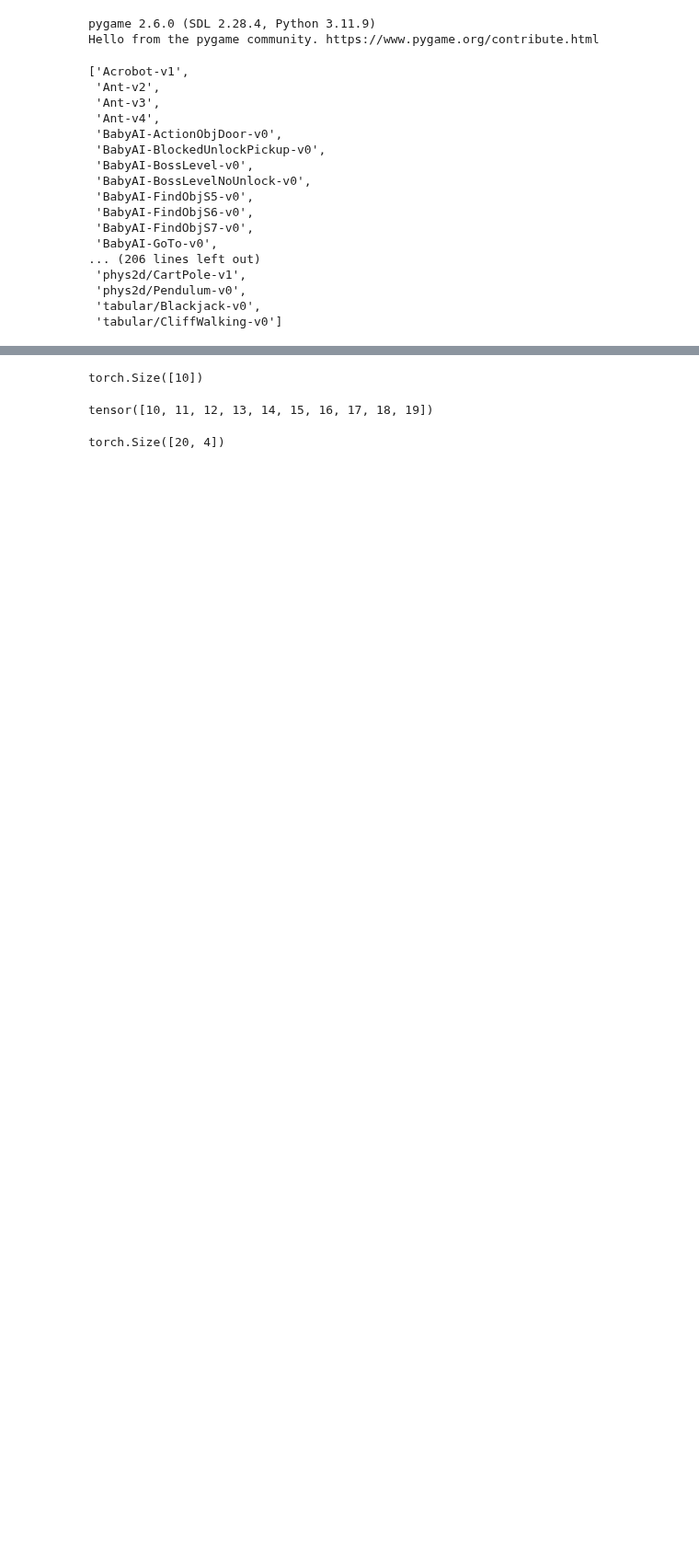
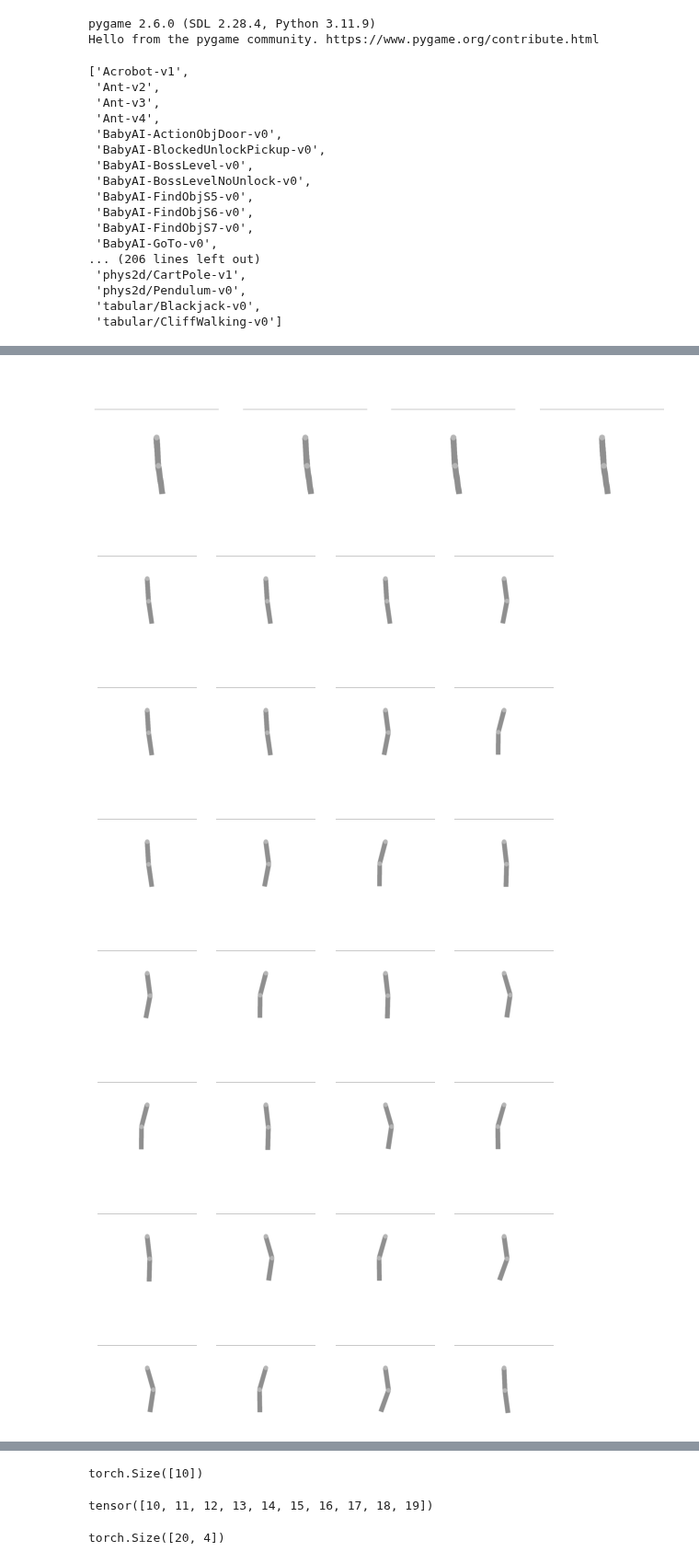
Before and after one commit to ZosoV/final_project, a Jupyter notebook: sandbox_notebook.ipynb, the cells around one changed output, grey strips where cells are left out. Shown at 92% size. Cells and saved outputs as stored; diff of their text form; code cells hidden in the pictures; blank space fills up the shorter version.

```diff
--- a/sandbox_notebook.ipynb
+++ b/sandbox_notebook.ipynb
@@ -176,18 +219,33 @@ from torchrl.envs import (
     ToTensorImage,
     TransformedEnv,
     VecNorm,
+    ObservationNorm
 )
+
+import numpy as np
+np.float_ = np.float64
+
 
 def make_env(env_name="CartPole-v1", frame_skip = 4,
              device="cpu", seed = 0, is_test=False):
 
-    env = GymEnv(
-        env_name,
-        frame_skip=frame_skip,
-        from_pixels=True,
-        pixels_only=False,
-        device=device,
-    )
+    if env_name == "CarRacing-v2":
+        env = GymEnv(
+            env_name,
+            frame_skip=frame_skip,
+            from_pixels=True,
+            pixels_only=False,
+            device=device,
+            continuous=False
+        )
+    else:
+        env = GymEnv(
+            env_name,
+            frame_skip=frame_skip,
+            from_pixels=True,
+            pixels_only=True,
+            device=device        )
+
     env = TransformedEnv(env)
     # env.append_transform(NoopResetEnv(noops=30, random=True)) # NOTE: Cartpole with no noops will fall into reset in the begining
                                                                 # I could use an small noop reset to avoid this, but I think is not necesary
@@ -197,12 +255,12 @@ def make_env(env_name="CartPole-v1", frame_skip = 4,
         env.append_transform(SignTransform(in_keys=["reward"])) #NOTE: cartpole has no negative rewards
     env.append_transform(ToTensorImage())
     env.append_transform(GrayScale())
-    env.append_transform(Resize(84, 84))
+    # env.append_transform(Resize(84, 84))
     env.append_transform(CatFrames(N=4, dim=-3))
     env.append_transform(RewardSum())
     env.append_transform(StepCounter()) # NOTE: Cartpole-v1 has a max of 500 steps
     env.append_transform(DoubleToFloat())
-    env.append_transform(VecNorm(in_keys=["pixels"]))
+    # env.append_transform(VecNorm(in_keys=["pixels"]))
     env.set_seed(seed)
 
     # NOTE: a rollout will be take a trajectory of frames and group the frames by N=4 sequentially
@@ -274,3 +353,23 @@ TensorDict(
     batch_size=torch.Size([10]),
     device=None,
     is_shared=False)
+# %%
+# Plot the first 4 frames of the first rollout
+import matplotlib.pyplot as plt
+plt.figure(figsize=(12, 12))
+
+for j in range(10):
+    for i in range(4):
+        plt.subplot(1, 4, i+1)
+        plt.imshow(data["pixels"][j, i].cpu().numpy(), cmap="gray")
+        plt.axis("off")
+    plt.show()
+# %% [output]
+[figure, added]
+[figure, added]
+[figure, added]
+[figure, added]
+[figure, added]
+[figure, added]
+[figure, added]
+[figure, added]
```
Also changed, not shown: parts of 10 cells of this notebook, 11 other files.
